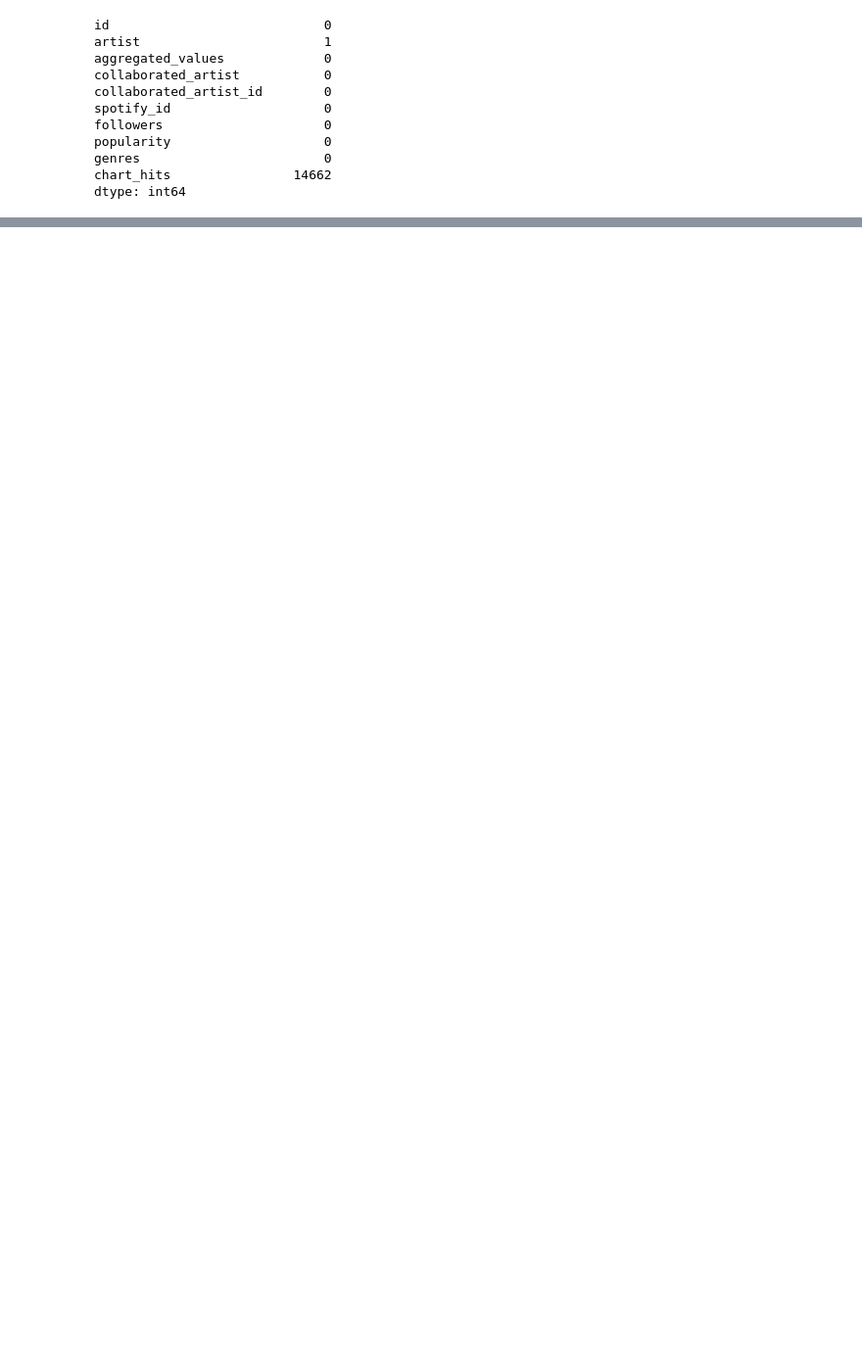
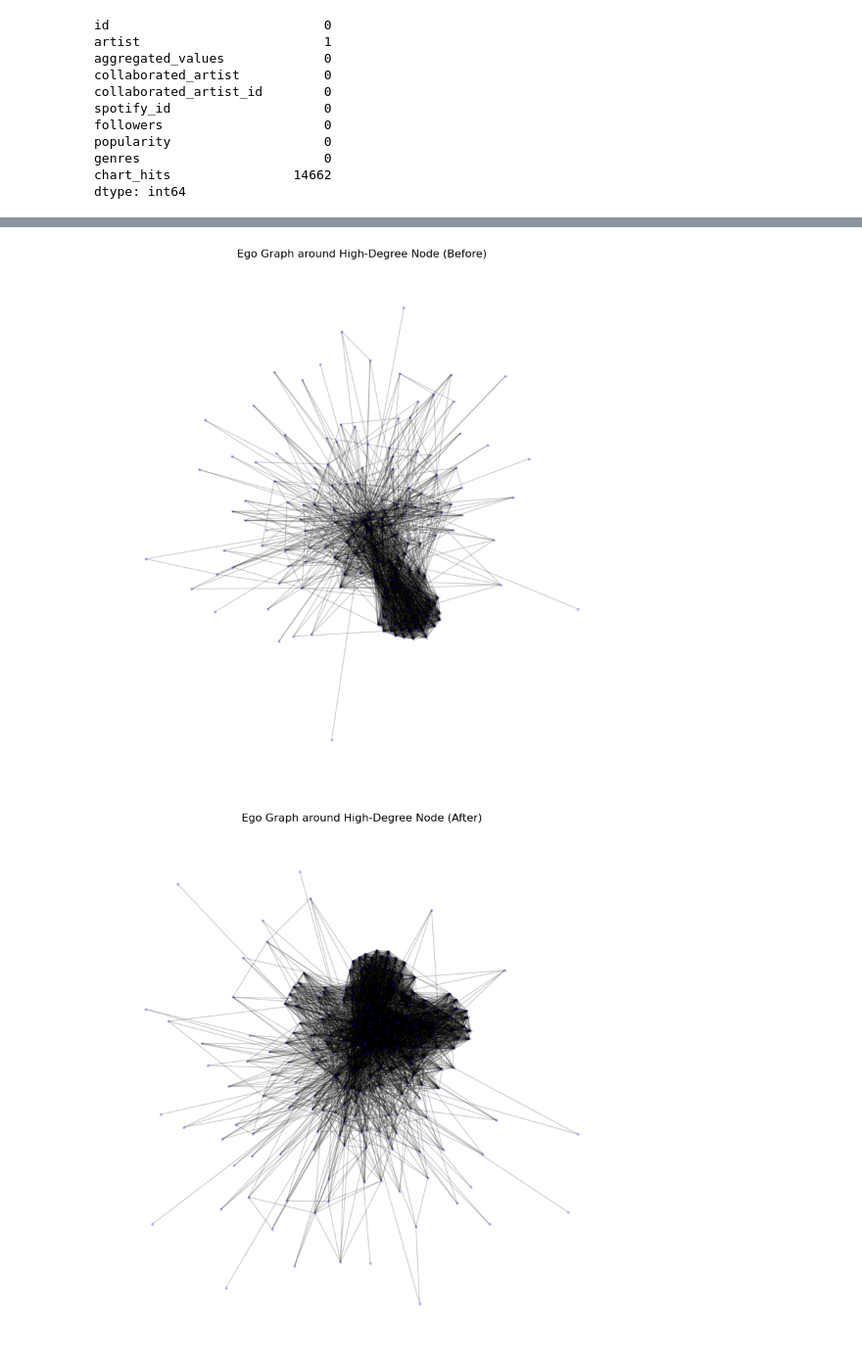
Before and after one commit to lazy0ninja/Social_Media_Analytics, a Jupyter notebook: Final Project/model.ipynb, the cells around one changed output, grey strips where cells are left out. Shown: that part at 98% size. Saved outputs shown, nothing was run; the diff lists cells and outputs as text; code cells hidden in the pictures; blank space fills up the shorter version.

Commit message:
created graph data

```diff
--- a/Final Project/model.ipynb
+++ b/Final Project/model.ipynb
@@ -41,0 +168,3 @@ df
+# %%
+collab_df_before = collab_df[['id', 'artist', 'collab_id_before']]
+collab_df_after = collab_df[['id', 'artist', 'collab_id_after']]
@@ -41,0 +242,7 @@ df
+# %%
+# edges_before
+# edges_after
+
+# nodes
+nodes_before = artist_before
+nodes_after = artist_after
@@ -41,0 +436,38 @@ df
+# %%
+# Assuming G_before and G_after are your graphs
+# Find the largest connected components
+largest_cc_before = max(nx.connected_components(G_before), key=len)
+largest_cc_after = max(nx.connected_components(G_after), key=len)
+
+# Create subgraphs for the largest connected components
+subgraph_before = G_before.subgraph(largest_cc_before)
+subgraph_after = G_after.subgraph(largest_cc_after)
+
+# Find a high-degree node in each subgraph
+high_degree_node_before = sorted(subgraph_before.degree, key=lambda x: x[1], reverse=True)[0][0]
+high_degree_node_after = sorted(subgraph_after.degree, key=lambda x: x[1], reverse=True)[0][0]
+# %%
+# Generate ego graphs for visualization
+# Here, we take the 1-degree neighborhood (immediate neighbors)
+ego_before = nx.ego_graph(subgraph_before, high_degree_node_before, radius=1)
+ego_after = nx.ego_graph(subgraph_after, high_degree_node_after, radius=1)
+# %%
+import matplotlib.pyplot as plt
+
+def visualize_ego_graph(ego_graph, title):
+    plt.figure(figsize=(8, 8))
+    pos = nx.spring_layout(ego_graph)
+    # nx.draw(ego_graph, pos, node_size=50, node_color='blue', with_labels=True, font_size=10, font_weight='bold', alpha=0.8)
+    nx.draw(ego_graph, pos, node_size=5, node_color='blue', with_labels=False, alpha=0.2)
+    plt.title(title)
+    plt.axis('off')
+    plt.show()
+
+# Visualize the ego graph for the 'before' graph
+visualize_ego_graph(ego_before, "Ego Graph around High-Degree Node (Before)")
+
+# Visualize the ego graph for the 'after' graph
+visualize_ego_graph(ego_after, "Ego Graph around High-Degree Node (After)")
+# %% [output]
+[figure, added]
+[figure, added]
```
Also changed, not shown: parts of 45 cells of this notebook, 2 other files.
